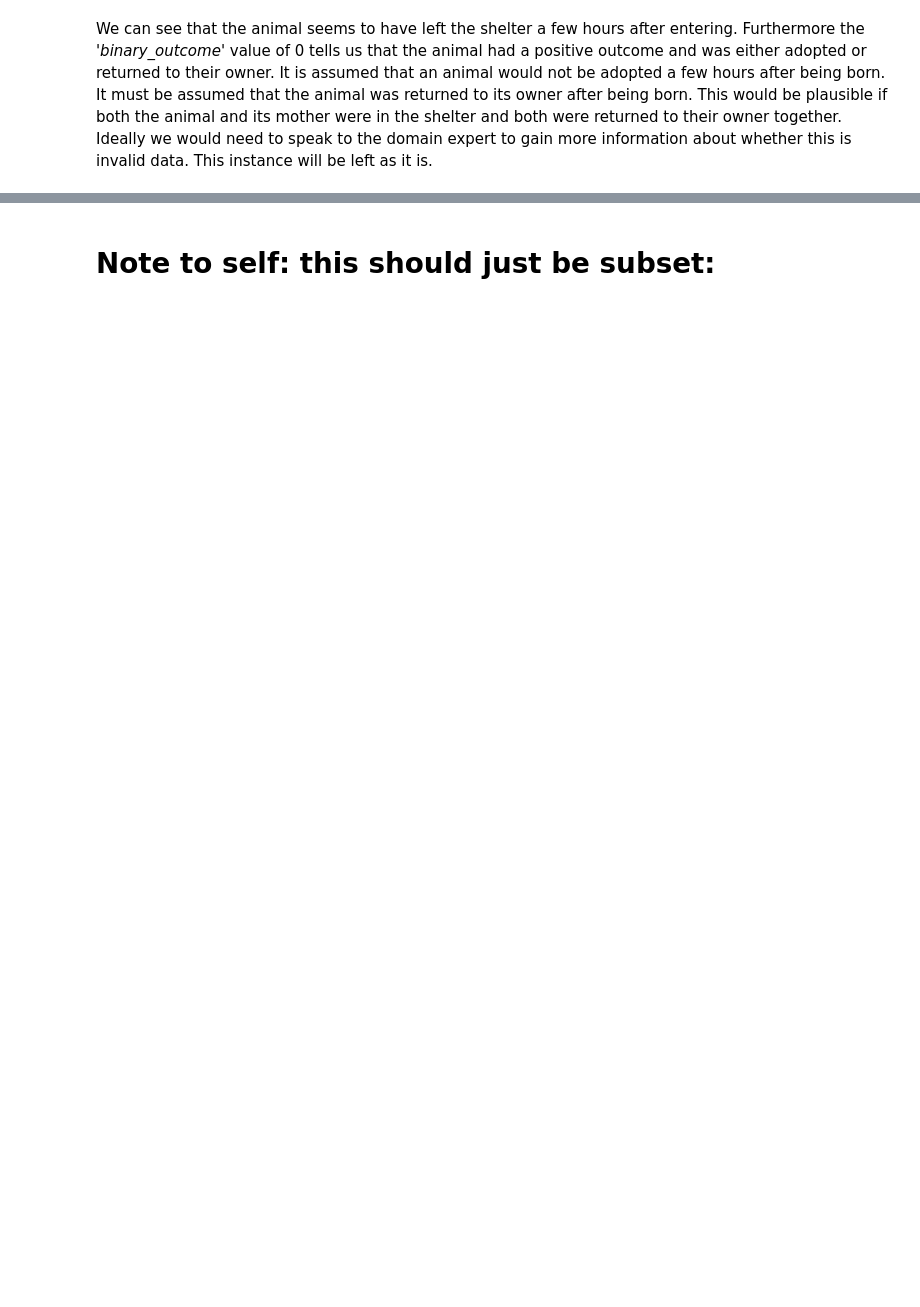
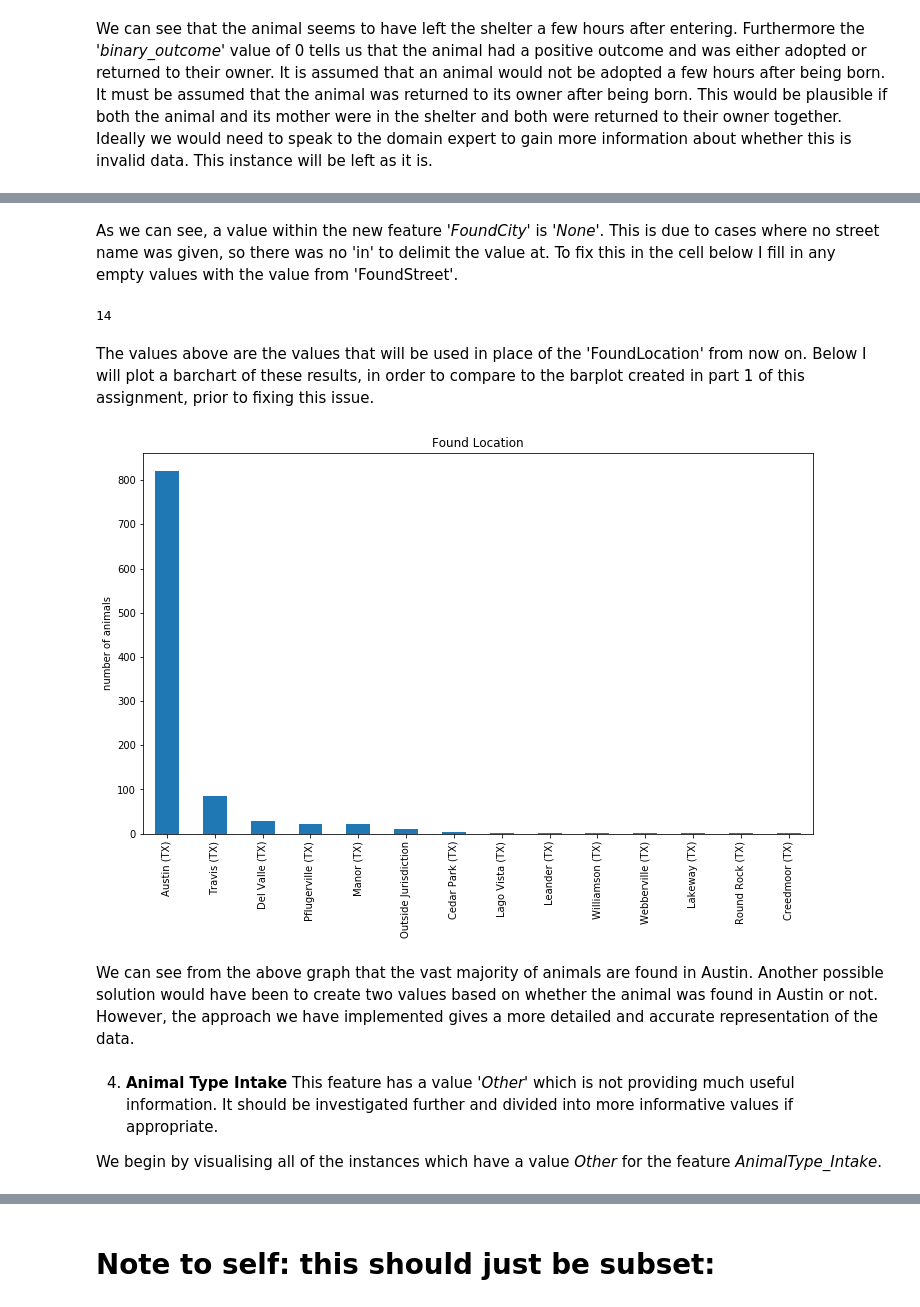
Before and after one commit to hbarrett100/Comp47350-data-analytics, a Jupyter notebook: homework1_2.ipynb, the cells around one changed output, grey strips where cells are left out. Drawn from its saved outputs; the diff is of its cells as text; code cells hidden in the pictures; blank space fills up the shorter version.

```diff
--- a/homework1_2.ipynb
+++ b/homework1_2.ipynb
@@ -1370,0 +1106,7 @@ AgeOutcomeInDays (int64) |Minimum zero, Potential outliers |Leave as is; the min
+# %%
+#create new dataframe in which we will split the feature
+loc_df = pd.DataFrame(
+    columns=["FoundStreet","FoundCity"])
+# %%
+#create two new features for street and city
+loc_df[['FoundStreet','FoundCity']] = df['FoundLocation'].str.split(" in ",expand=True)
@@ -1370,0 +1121,28 @@ AgeOutcomeInDays (int64) |Minimum zero, Potential outliers |Leave as is; the min
+# %% [markdown]
+As we can see, a value within the new feature *'FoundCity'* is *'None'*. This is due to cases where no street name was given, so there was no 'in' to delimit the value at. To fix this in the cell below I fill in any empty values with the value from 'FoundStreet'.
+# %%
+# replace empty values with the value in 'FoundStreet' feature
+loc_df['FoundCity'].fillna(loc_df['FoundStreet'], inplace=True)
+# %%
+#check the cardinality of the new feature
+loc_df['FoundCity'].nunique()
+# %% [output]
+14
+# %%
+df['FoundLocation']=loc_df['FoundCity']
+# %% [markdown]
+The values above are the values that will be used in place of the 'FoundLocation' from now on. Below I will plot a barchart of these results, in order to compare to the barplot created in part 1 of this assignment, prior to fixing this issue.
+# %%
+location = df['FoundLocation'].value_counts().sort_values(ascending=False)
+location.plot(kind='bar', title="Found Location", figsize=(12,7))
+plt.ylabel('number of animals')
+plt.savefig('categorical_FoundLocation.pdf')
+# %% [output]
+[figure, added]
+# %% [markdown]
+We can see from the above graph that the vast majority of animals are found in Austin. Another possible solution would have been to create two values based on whether the animal was found in Austin or not. However, the approach we have implemented gives a more detailed and accurate representation of the data.
+# %% [markdown]
+4. **Animal Type Intake**
+This feature has a value *'Other'* which is not providing much useful information. It should be investigated further and divided into more informative values if appropriate.
+
+We begin by visualising all of the instances which have a value *Other* for the feature *AnimalType_Intake*.
```
Also changed, not shown: parts of 218 cells of this notebook, 8 other files.
